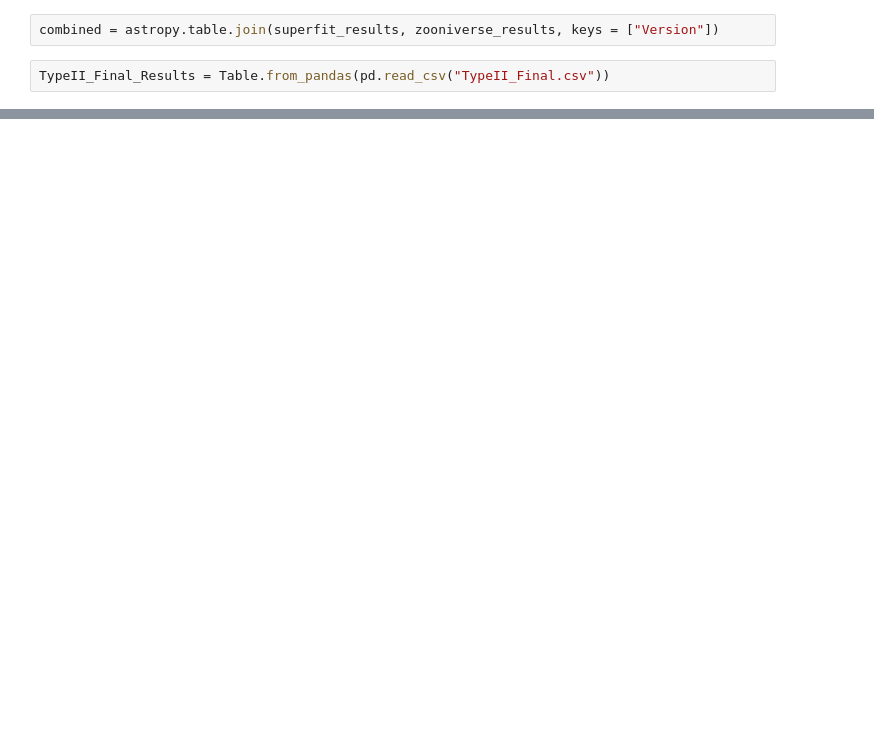
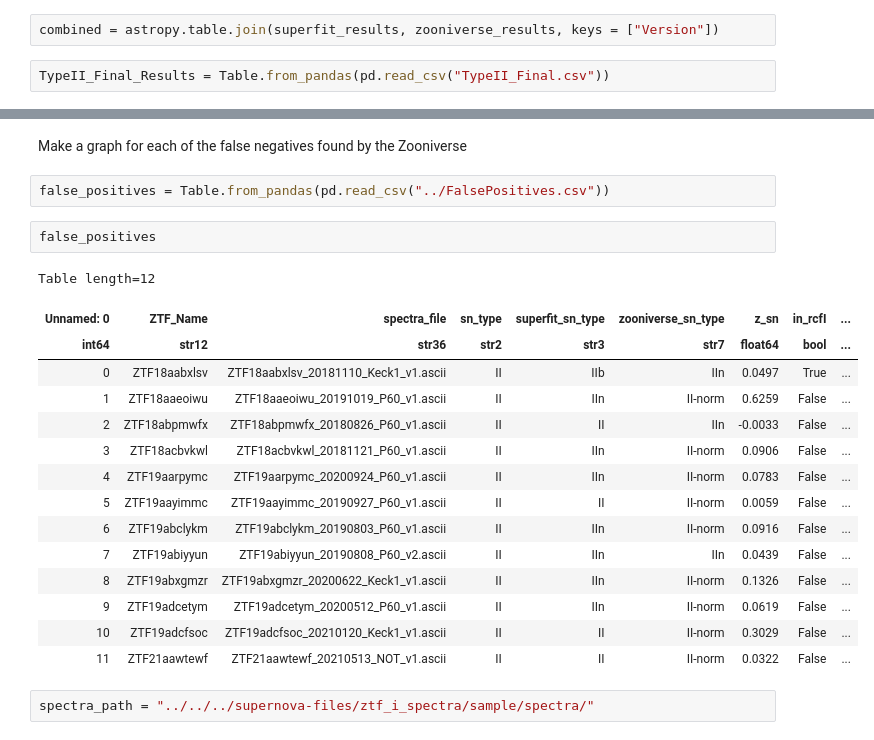
Before and after one commit to Hallflower20/supernova-spectrum-analysis, a Jupyter notebook: ZooniverseAnalysis/paper_notebooks/PaperFigures.ipynb, the cells around one changed output, grey strips where cells are left out. Drawn from its saved outputs; the diff is of its cells as text; blank space fills up the shorter version.

```diff
--- a/ZooniverseAnalysis/paper_notebooks/PaperFigures.ipynb
+++ b/ZooniverseAnalysis/paper_notebooks/PaperFigures.ipynb
@@ -82,0 +86,24 @@ combined["ZTF_Name"]
+# %% [markdown]
+Make a graph for each of the false negatives found by the Zooniverse
+# %%
+false_positives = Table.from_pandas(pd.read_csv("../FalsePositives.csv"))
+# %%
+false_positives
+# %% [output]
+Table length=12
+| Unnamed: 0 | ZTF_Name | spectra_file | sn_type | superfit_sn_type | zooniverse_sn_type | z_sn | in_rcfI | ... |
+| int64 | str12 | str36 | str2 | str3 | str7 | float64 | bool | ... |
+| 0 | ZTF18aabxlsv | ZTF18aabxlsv_20181110_Keck1_v1.ascii | II | IIb | IIn | 0.0497 | True | ... |
+| 1 | ZTF18aaeoiwu | ZTF18aaeoiwu_20191019_P60_v1.ascii | II | IIn | II-norm | 0.6259 | False | ... |
+| 2 | ZTF18abpmwfx | ZTF18abpmwfx_20180826_P60_v1.ascii | II | II | IIn | -0.0033 | False | ... |
+| 3 | ZTF18acbvkwl | ZTF18acbvkwl_20181121_P60_v1.ascii | II | IIn | II-norm | 0.0906 | False | ... |
+| 4 | ZTF19aarpymc | ZTF19aarpymc_20200924_P60_v1.ascii | II | IIn | II-norm | 0.0783 | False | ... |
+| 5 | ZTF19aayimmc | ZTF19aayimmc_20190927_P60_v1.ascii | II | II | II-norm | 0.0059 | False | ... |
+| 6 | ZTF19abclykm | ZTF19abclykm_20190803_P60_v1.ascii | II | IIn | II-norm | 0.0916 | False | ... |
+| 7 | ZTF19abiyyun | ZTF19abiyyun_20190808_P60_v2.ascii | II | IIn | IIn | 0.0439 | False | ... |
+| 8 | ZTF19abxgmzr | ZTF19abxgmzr_20200622_Keck1_v1.ascii | II | IIn | II-norm | 0.1326 | False | ... |
+| 9 | ZTF19adcetym | ZTF19adcetym_20200512_P60_v1.ascii | II | IIn | II-norm | 0.0619 | False | ... |
+| 10 | ZTF19adcfsoc | ZTF19adcfsoc_20210120_Keck1_v1.ascii | II | II | II-norm | 0.3029 | False | ... |
+| 11 | ZTF21aawtewf | ZTF21aawtewf_20210513_NOT_v1.ascii | II | II | II-norm | 0.0322 | False | ... |
+# %%
+spectra_path = "../../../supernova-files/ztf_i_spectra/sample/spectra/"
```
Also changed, not shown: parts of 21 cells of this notebook.
